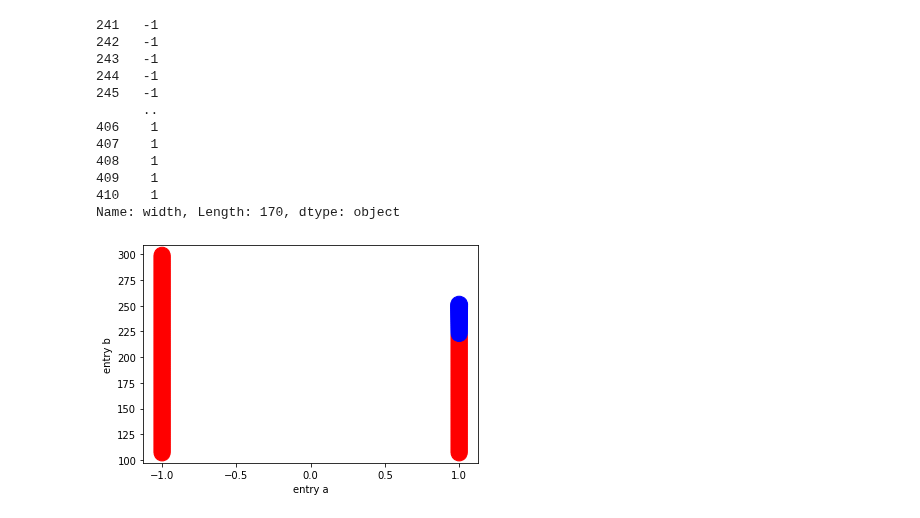
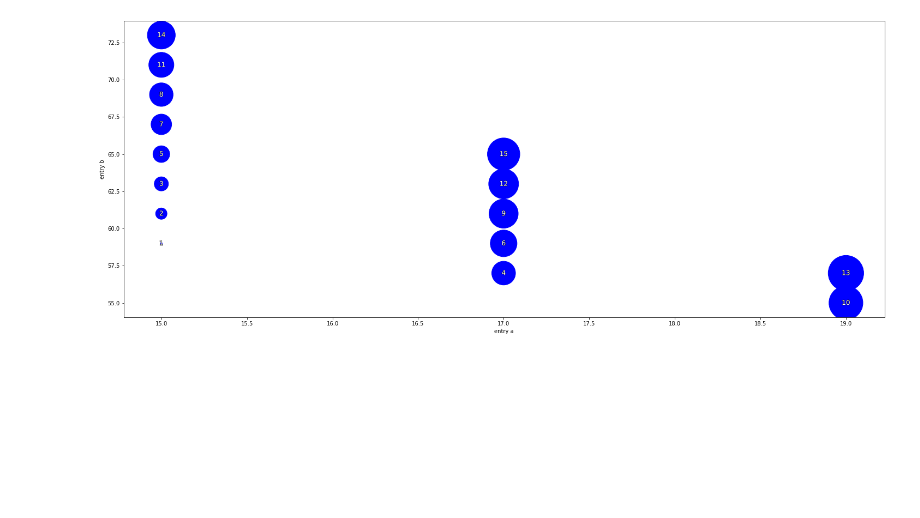
Before and after one commit to luisggc/FConcrete, a Jupyter notebook: jupyter/Hiper.ipynb, the cells around one changed output. Cells and saved outputs as stored; diff of their text form; code cells hidden in the pictures; blank space fills up the shorter version.

```diff
--- a/jupyter/Hiper.ipynb
+++ b/jupyter/Hiper.ipynb
@@ -30,8 +31,8 @@ def concrete_beam_function(width, height, length):
         section = fc.Rectangle(width,height),
         bar_steel_max_removal = 100,
         transversal_bar_inclination_angle=90,
-        available_long_steel_bars = fc.AvailableLongConcreteSteelBar(diameters=[8]),
-        available_transv_steel_bars = fc.AvailableTransvConcreteSteelBar(diameters=[8], space_is_multiple_of=[1]),
+        available_long_steel_bars = fc.AvailableLongConcreteSteelBar(diameters=[8], max_number=500),
+        available_transv_steel_bars = fc.AvailableTransvConcreteSteelBar(diameters=[6.3], space_is_multiple_of=[1]),
         available_concrete = fc.AvailableConcrete(fck=30, aggressiveness=2),
         solve_transv_steel = True,
         solve_long_steel = True,
@@ -49,17 +50,15 @@ for length in np.arange(100, 2100, 100): #2100
                                              max_steps_without_decrease=15,
                                              avoid_estimate=True,
                                              sort_by_multiplication=True,
-                                             width=(width_start, 200, 2),
-                                             height=(height_start, 300, 2),
+                                             width=(width_start, 400, 2),
+                                             height=(height_start, 400, 2),
                                              length=[length])
     report = [*report, *new_report]
-
 
     report_parcial = [ report_line[0:-4] for report_line in new_report if report_line[3] not in (-1, "cost") ]
     report_parcial = np.array(report_parcial)
     if len(report_parcial) == 0: break
     minor_cost = report_parcial[np.argsort(report_parcial[:,3])][0][:-1]
-
     width_start, height_start = max(minor_cost[0]-4, 15), max(minor_cost[1]-4, 15)
 # %% [output]
 Progress: |██████████████████████████████████████████████████| 100.0% Complete
@@ -89,5 +88,17 @@ df["Concrete"] = df["Concrete"].astype('float')
 df["Longitudinal bar"] = df["Longitudinal bar"].astype('float')
 df["Transversal bar"] = df["Transversal bar"].astype('float')
 
-df.to_csv("Simple supported multiple tests.csv", sep=";",encoding='utf-8-sig', decimal=",")
-min_cost = min(df[(df["cost"] != -1)]["cost"])
+lowest_cost = pd.DataFrame(columns=df.columns)
+for length in df["length"].unique():
+    df_parcial = df[df["length"] == length]
+    if sum(df_parcial["cost"] != -1)==0:
+        continue
+    min_cost = min(df_parcial[(df_parcial["cost"] != -1)]["cost"])
+    df_parcial = df_parcial[df_parcial["cost"] == min_cost]
+    lowest_cost.loc[length] = df_parcial.iloc[0]
+
+lowest_cost_merge = lowest_cost.copy()
+lowest_cost_merge["lowest_cost_length"] = lowest_cost_merge["cost"]
+lowest_cost_merge = lowest_cost_merge[["length", "lowest_cost_length"]]
+df = df.merge(lowest_cost_merge, on="length")
+df["lowest_cost_length"] = df["cost"] == df["lowest_cost_length"]
@@ -119,17 +104,0 @@ Name: width, Length: 1556, dtype: object
-# %%
-df_parcial = df[df["length"] == 500]
-# %%
-df_parcial["width"]
-# %% [output]
-241   -1
-242   -1
-243   -1
-244   -1
-245   -1
-      ..
-406    1
-407    1
-408    1
-409    1
-410    1
-Name: width, Length: 170, dtype: object
@@ -136,23 +107,24 @@ Name: width, Length: 170, dtype: object
 # %%
-for length in [df["length"].unique()[4]]:
+for length in [df["length"].unique()[3]]:
     df_parcial = df[df["length"] == length]
     min_cost = min(df_parcial[(df_parcial["cost"] != -1)]["cost"])
+    df_parcial = df_parcial[df_parcial["cost"] >= min_cost]
     data = {'a': df_parcial["width"],
         'b': df_parcial["height"],
-        #'s': 100*(df_parcial["cost"]-min_cost+0.1),
-        "s": df_parcial["cost"].replace(-1, min_cost),
+        's': 100*(df_parcial["cost"].replace(-1, min_cost)-min_cost+0.1),
+        #"s": df_parcial["cost"].replace(-1, min_cost),
         "c": (df_parcial["cost"] == -1).map({True: "r", False: "b"})
        }
 
-    #for x, y, i in zip(df_parcial["width"],df_parcial["height"], range(1, len(df_parcial["height"])+1)):
-    #    plt.text(x, y, i, fontsize=12, horizontalalignment='center', verticalalignment='center',
-    #             color="white", path_effects=[pe.withStroke(linewidth=1, foreground='black')])
+    for x, y, i in zip(df_parcial["width"],df_parcial["height"], range(1, len(df_parcial["height"])+1)):
+        plt.text(x, y, i, fontsize=12, horizontalalignment='center', verticalalignment='center',
+                 color="white", path_effects=[pe.withStroke(linewidth=1, foreground='black')])
 
-    plt.scatter('a', 'b', s='s', c="c", data=data)
+    plt.scatter('a', 'b', s="s", c="c", data=data)
 
 
     plt.xlabel('entry a')
     plt.ylabel('entry b')
     plt.show()
 # %% [output]
-[figure, old version]
+[figure, new version]
```
Also changed, not shown: parts of 17 cells of this notebook, 5 other files.
